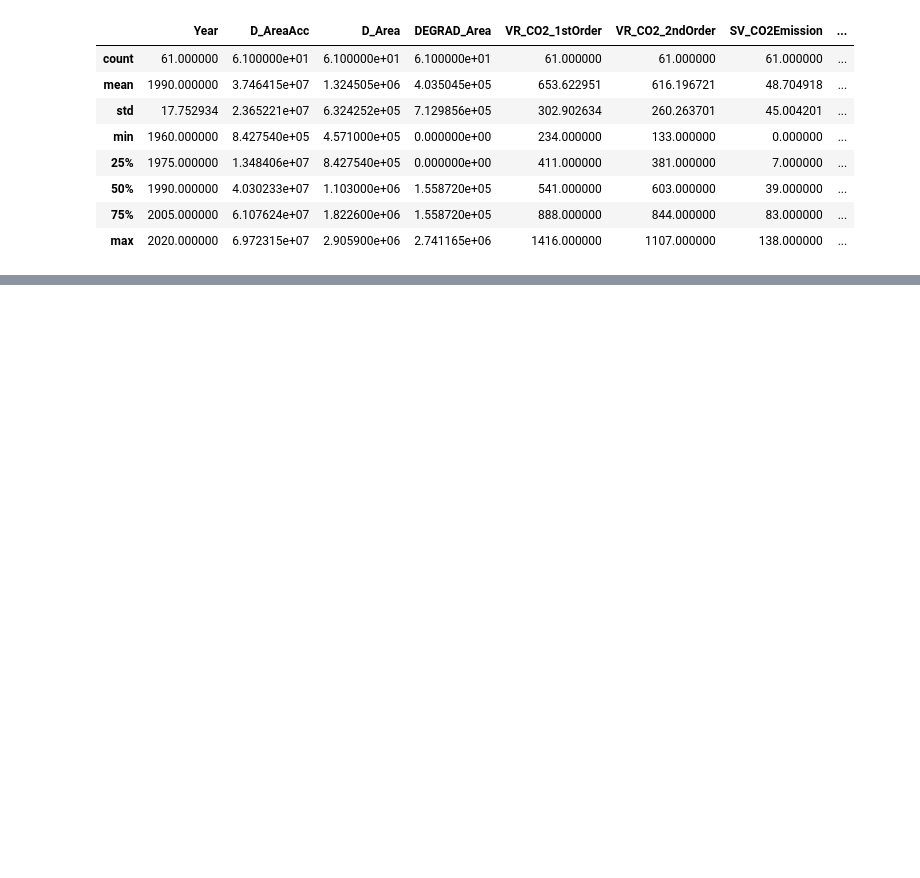
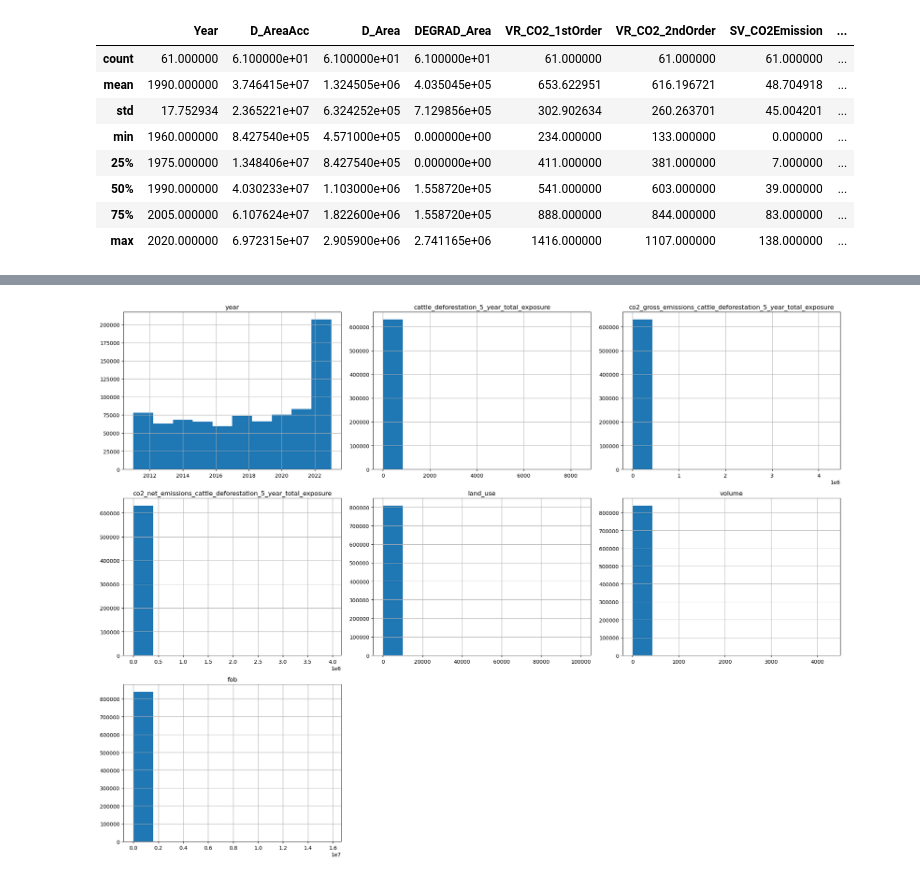
Before and after one commit to 2022171/Capstone_Problem_Solving_for_Industry_Carlos2022171, a Jupyter notebook: CapstoneProject_Carlos2022171(WORK).ipynb, the cells around one changed output, grey strips where cells are left out. Drawn from its saved outputs; the diff is of its cells as text; code cells hidden in the pictures; blank space fills up the shorter version.

```diff
--- a/CapstoneProject_Carlos2022171(WORK).ipynb
+++ b/CapstoneProject_Carlos2022171(WORK).ipynb
@@ -282,0 +289,6 @@ co2_df.describe()
+# %%
+beef_df.hist(figsize=(20,15))
+plt.tight_layout()
+plt.show()
+# %% [output]
+[figure, added]
```
Also changed, not shown: parts of 5 cells of this notebook.
